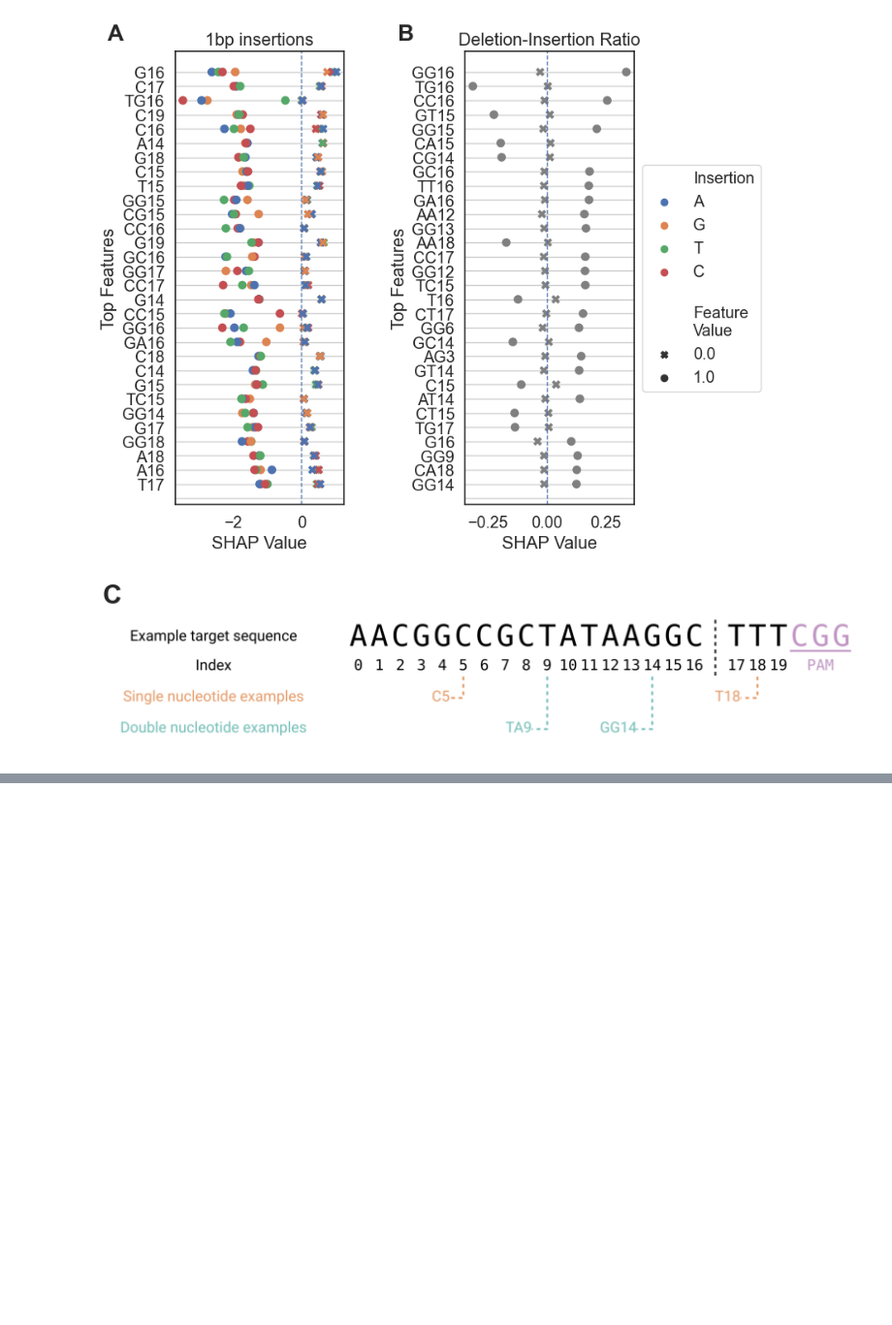
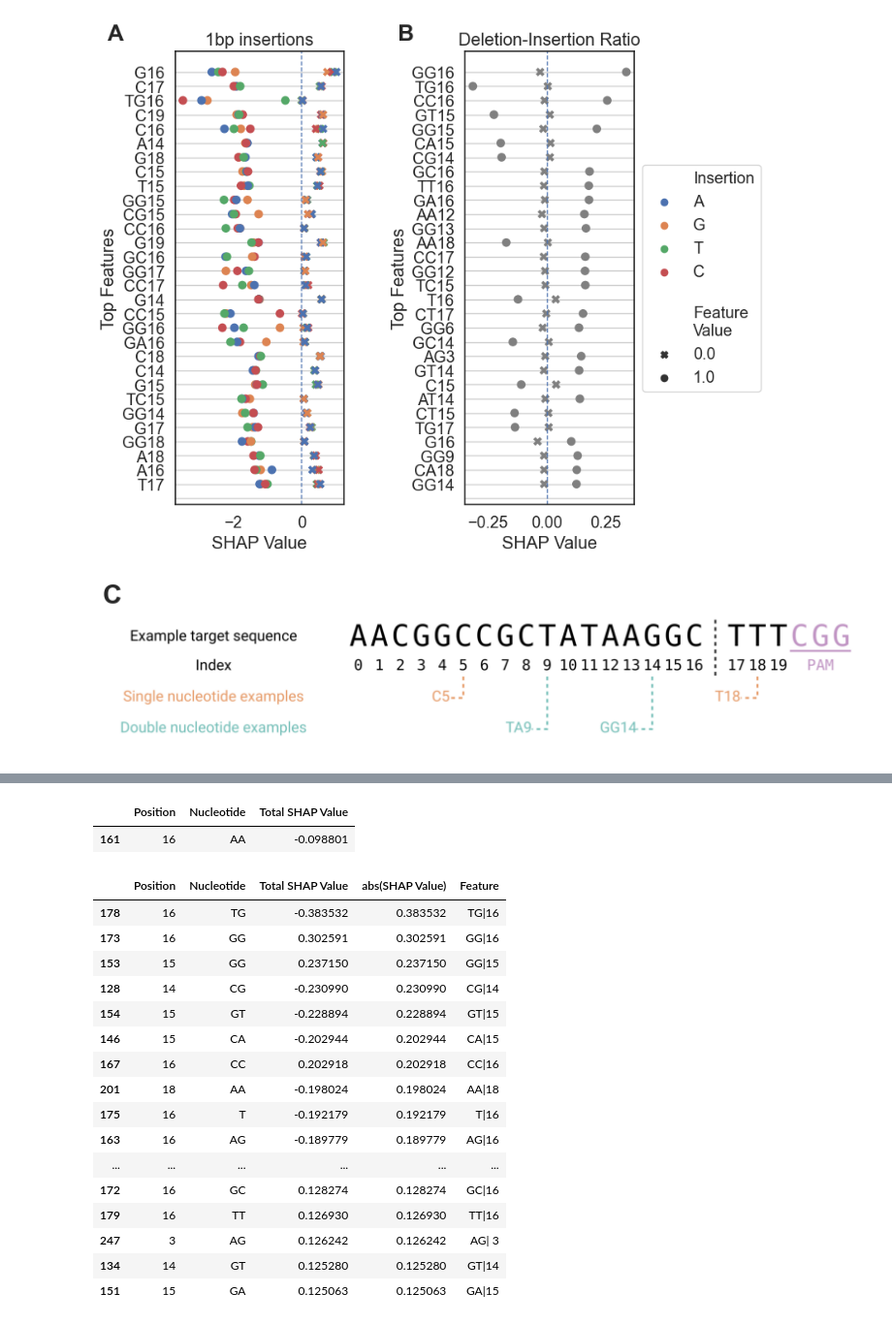
Before and after one commit to zouter/XCRISP, a Jupyter notebook: notebooks/figures/3.shap_values.ipynb, the cells around one changed output, grey strips where cells are left out. Shown at 97% size. Drawn from its saved outputs; the diff is of its cells as text; code cells hidden in the pictures; blank space fills up the shorter version.

```diff
--- a/notebooks/figures/3.shap_values.ipynb
+++ b/notebooks/figures/3.shap_values.ipynb
@@ -724,0 +773,23 @@ plt.savefig("./artifacts/indexing_thesis.pdf", facecolor="white",  bbox_inches='
+# %%
+nucleotides = indel_swarm_df.Feature.str.split('(\d+)', expand=True).iloc[:,:2].rename(columns={0: "Nucleotides", 1: "Position"})
+new_indel_plot_df = pd.concat([indel_swarm_df, nucleotides], axis=1)\
+    .groupby(["Position", "Nucleotides", "Feature Value"])\
+    .mean(numeric_only=True)
+
+all_features = new_indel_plot_df.index.droplevel(-1).drop_duplicates().to_list()
+
+
+def get_shap_vals_for_indel_sequence_feature(df, f):
+    feature_true = df.loc[f, :].loc[1.0, :]["SHAP Value"]
+    tmp = df.loc[f[0], :]
+    tmp = tmp[tmp.index.get_level_values(0).to_series().apply(lambda x: len(x) == len(f[1])).values].reset_index()
+    feature_false = tmp[(tmp.Nucleotides != f[1]) & (tmp["Feature Value"] == 0.0)]\
+            .drop("Feature Value", axis=1)["SHAP Value"].sum()
+    return feature_true + feature_false
+
+total_shaps = []
+for f in all_features:
+    total_shaps.append(
+        get_shap_vals_for_indel_sequence_feature(new_indel_plot_df, f)
+    )
+indel_total_shap_df = pd.DataFrame(total_shaps, index=pd.MultiIndex.from_tuples(all_features, names=["Position", "Nucleotide"]), columns=["Total SHAP Value"]).reset_index()
@@ -724,0 +814,29 @@ plt.savefig("./artifacts/indexing_thesis.pdf", facecolor="white",  bbox_inches='
+# %%
+indel_total_shap_df[(indel_total_shap_df.Position == "16") & (indel_total_shap_df.Nucleotide == "AA")]
+# %% [output]
+|  | Position | Nucleotide | Total SHAP Value |
+| 161 | 16 | AA | -0.098801 |
+# %%
+total_shap_sorted = indel_total_shap_df.sort_values(ascending=False, by="abs(SHAP Value)")[:30].index.to_list()
+
+final_indel_plot_df = indel_total_shap_df.loc[total_shap_sorted]
+final_indel_plot_df["Feature"] = final_indel_plot_df["Nucleotide"] + "|" + final_indel_plot_df["Position"].apply(lambda x: x if len(x) == 2 else f" {x}")
+final_indel_plot_df
+# %% [output]
+|  | Position | Nucleotide | Total SHAP Value | abs(SHAP Value) | Feature |
+| 178 | 16 | TG | -0.383532 | 0.383532 | TG|16 |
+| 173 | 16 | GG | 0.302591 | 0.302591 | GG|16 |
+| 153 | 15 | GG | 0.237150 | 0.237150 | GG|15 |
+| 128 | 14 | CG | -0.230990 | 0.230990 | CG|14 |
+| 154 | 15 | GT | -0.228894 | 0.228894 | GT|15 |
+| 146 | 15 | CA | -0.202944 | 0.202944 | CA|15 |
+| 167 | 16 | CC | 0.202918 | 0.202918 | CC|16 |
+| 201 | 18 | AA | -0.198024 | 0.198024 | AA|18 |
+| 175 | 16 | T | -0.192179 | 0.192179 | T|16 |
+| 163 | 16 | AG | -0.189779 | 0.189779 | AG|16 |
+| ... | ... | ... | ... | ... | ... |
+| 172 | 16 | GC | 0.128274 | 0.128274 | GC|16 |
+| 179 | 16 | TT | 0.126930 | 0.126930 | TT|16 |
+| 247 | 3 | AG | 0.126242 | 0.126242 | AG| 3 |
+| 134 | 14 | GT | 0.125280 | 0.125280 | GT|14 |
+| 151 | 15 | GA | 0.125063 | 0.125063 | GA|15 |
```
Also changed, not shown: parts of 6 cells of this notebook, 12 other files.
